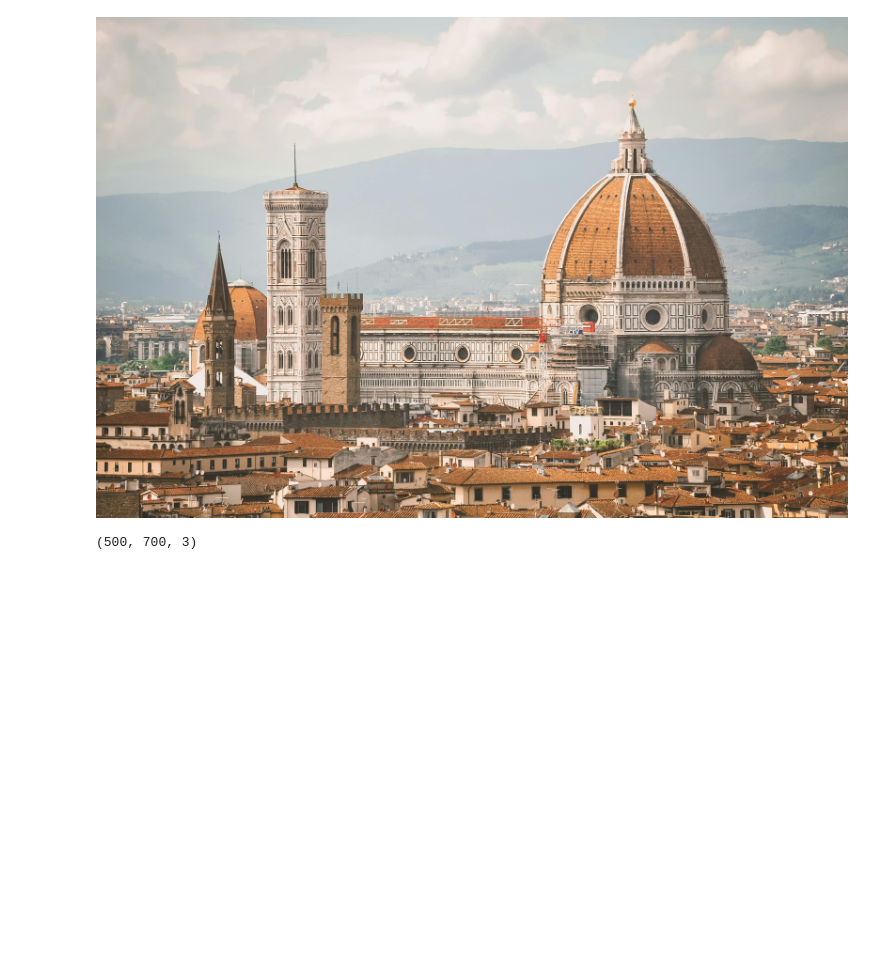
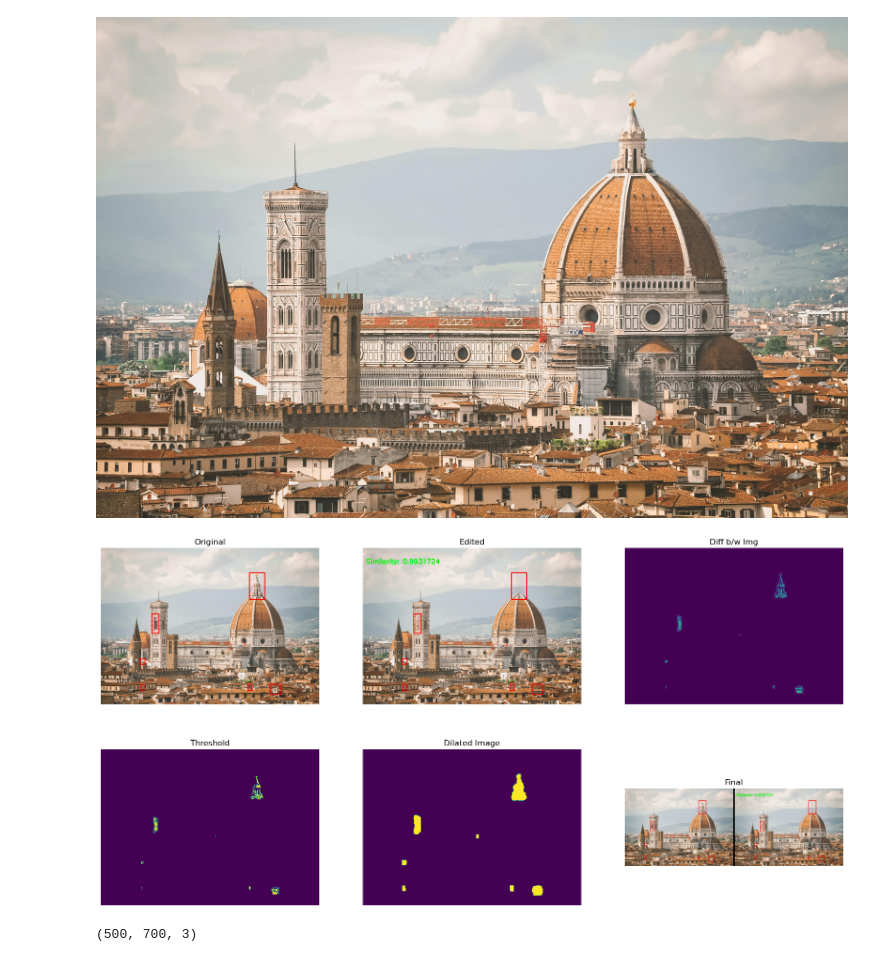
Before and after one commit to AnuragSahu8/spot-diff-b-w-two-images, a Jupyter notebook: spot difference .ipynb, the cells around one changed output. Drawn from its saved outputs; the diff is of its cells as text; code cells hidden in the pictures; blank space fills up the shorter version.

```diff
--- a/spot difference .ipynb
+++ b/spot difference .ipynb
@@ -24,10 +24,10 @@ Image(r"C:\Users\Dell\YoloV8\Assigment\spot diff-image\Image1.jpg")
 [figure]
 # %%
 # Loading Images
-img1=cv.imread(r"C:\Users\Dell\YoloV8\Assigment\spot diff-image\Image2.jpg")
+img1=cv.imread(r"C:\Users\Dell\YoloV8\Assigment\spot diff-image\Image1.jpg")
 img1=cv.resize(img1,(700,500))
 
-img2=cv.imread(r"C:\Users\Dell\YoloV8\Assigment\spot diff-image\Image2-2.jpg")
+img2=cv.imread(r"C:\Users\Dell\YoloV8\Assigment\spot diff-image\Image1-1.jpg")
 img2=cv.resize(img2,(700,500))
 
 cv.imshow("original",img1)
@@ -75,6 +75,29 @@ cv.imshow("difference",result)
 
 cv.waitKey(0)
 cv.destroyAllWindows()
+# %%
+import matplotlib.pyplot as plt
+
+img1=cv.cvtColor(img1,cv.COLOR_BGR2RGB)
+img2=cv.cvtColor(img2,cv.COLOR_BGR2RGB)
+result=cv.cvtColor(result,cv.COLOR_BGR2RGB)
+
+# Define the images you want to plot
+images = [img1, img2, diff, thresh, dilate, result]
+titles = ["Original", "Edited", "Diff b/w Img", "Threshold", "Dilated Image", "Final"]
+
+# Set up the figure and axes
+fig, axes = plt.subplots(2,3, figsize=(20,10))
+
+# Loop through the images and plot them
+for ax, img, title in zip(axes.ravel(), images, titles):
+    ax.imshow(img)
+    ax.set_title(title)
+    ax.axis('off')
+
+plt.show()
+# %% [output]
+[figure, added]
 # %%
 img2.shape
 # %% [output]
```
